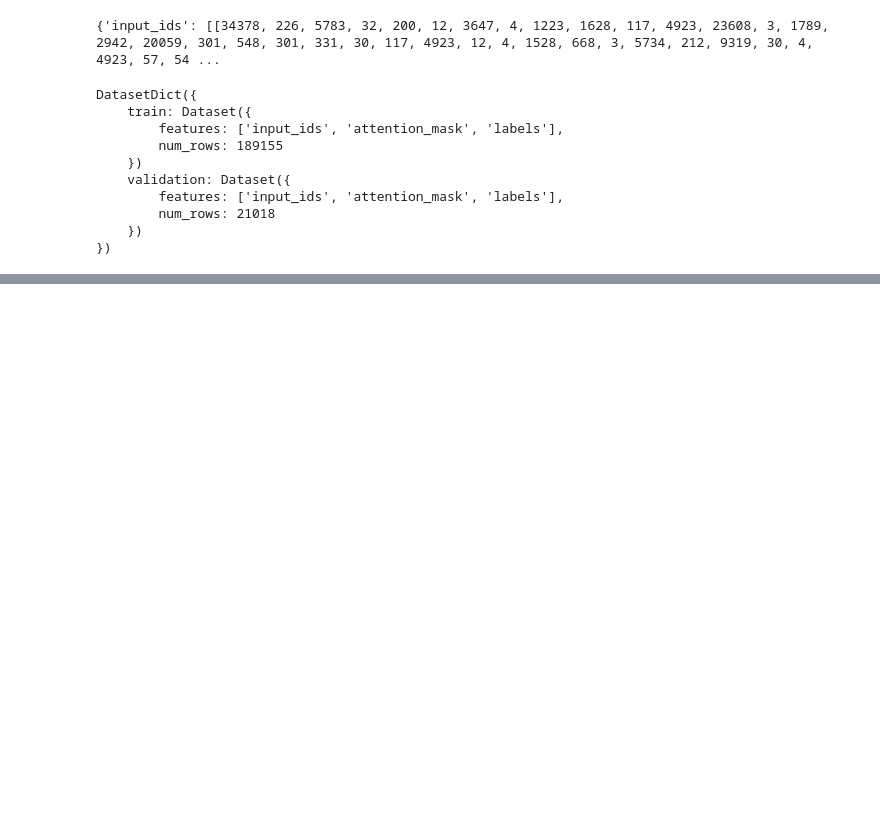
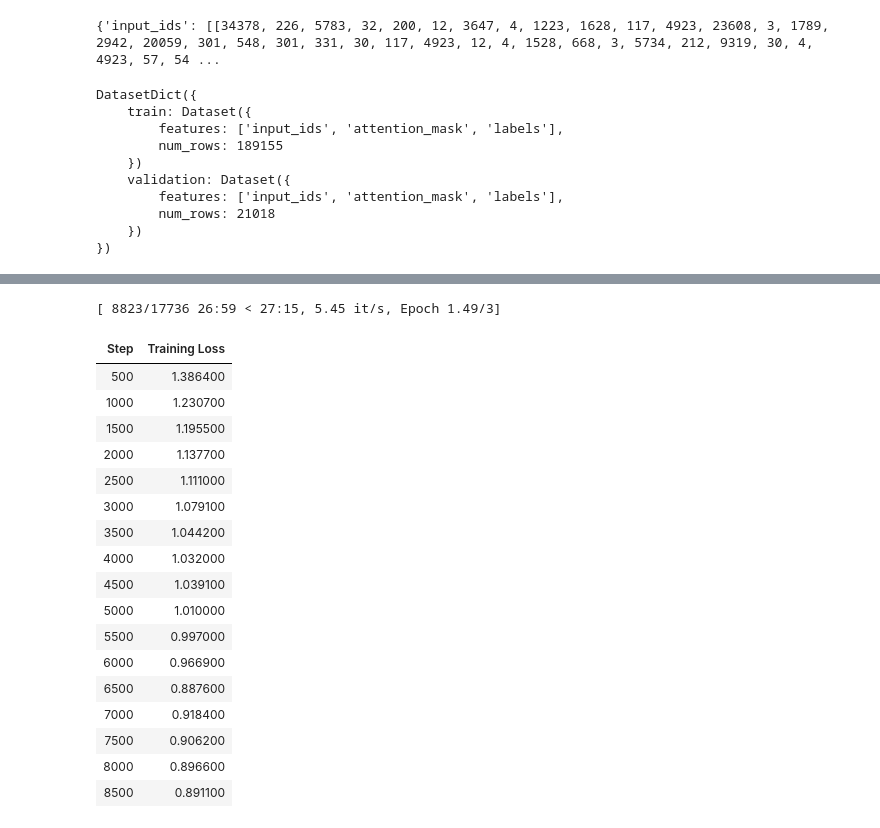
Before and after one commit to linqus/nlp-huggingface, a Jupyter notebook: notebooks/unit7/nlp_7_4.ipynb, the cells around one changed output, grey strips where cells are left out. Drawn from its saved outputs; the diff is of its cells as text; code cells hidden in the pictures; blank space fills up the shorter version.

```diff
--- a/notebooks/unit7/nlp_7_4.ipynb
+++ b/notebooks/unit7/nlp_7_4.ipynb
@@ -128,0 +133,7 @@ DatasetDict({
+# %%
+from transformers import DataCollatorForSeq2Seq, TrainingArguments, Trainer
+
+data_collator = DataCollatorForSeq2Seq(tokenizer, model)
+
+inputs = data_collator([tokenized_datasets['train'][i] for i in range(3)])
+inputs
@@ -128,0 +186,4 @@ DatasetDict({
+# %%
+import evaluate
+
+metric =evaluate.load('sacrebleu')
@@ -128,0 +272,29 @@ DatasetDict({
+# %%
+from transformers import Seq2SeqTrainingArguments
+
+args = Seq2SeqTrainingArguments(
+    f"marian-finetuned-kde4-en-to-fr",
+    evaluation_strategy="no",
+    save_strategy="epoch",
+    learning_rate=2e-5,
+    per_device_train_batch_size=32,
+    per_device_eval_batch_size=64,
+    weight_decay=0.01,
+    save_total_limit=3,
+    num_train_epochs=3,
+    predict_with_generate=True,
+    fp16=True,
+    push_to_hub=True,
+)
+# %%
+from transformers import Seq2SeqTrainer
+
+trainer = Seq2SeqTrainer(
+    model,
+    args,
+    train_dataset=tokenized_datasets["train"],
+    eval_dataset=tokenized_datasets["validation"],
+    data_collator=data_collator,
+    tokenizer=tokenizer,
+    compute_metrics=compute_metrics,
+)
@@ -128,0 +310,22 @@ DatasetDict({
+# %%
+trainer.train()
+# %% [output]
+[ 8823/17736 26:59 < 27:15, 5.45 it/s, Epoch 1.49/3]
+| Step | Training Loss |
+| 500 | 1.386400 |
+| 1000 | 1.230700 |
+| 1500 | 1.195500 |
+| 2000 | 1.137700 |
+| 2500 | 1.111000 |
+| 3000 | 1.079100 |
+| 3500 | 1.044200 |
+| 4000 | 1.032000 |
+| 4500 | 1.039100 |
+| 5000 | 1.010000 |
+| 5500 | 0.997000 |
+| 6000 | 0.966900 |
+| 6500 | 0.887600 |
+| 7000 | 0.918400 |
+| 7500 | 0.906200 |
+| 8000 | 0.896600 |
+| 8500 | 0.891100 |
```
Also changed, not shown: parts of 16 cells of this notebook.
